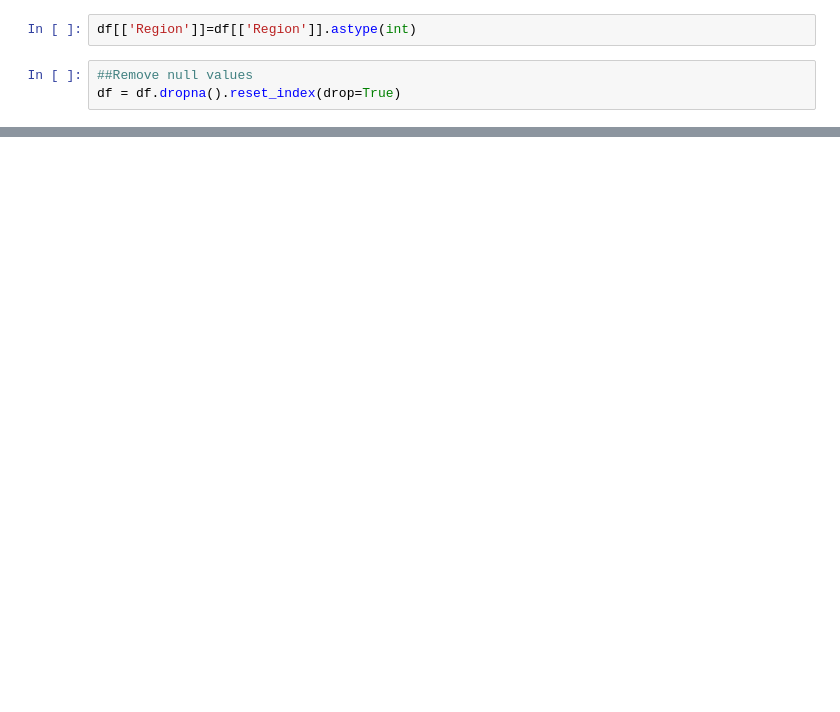
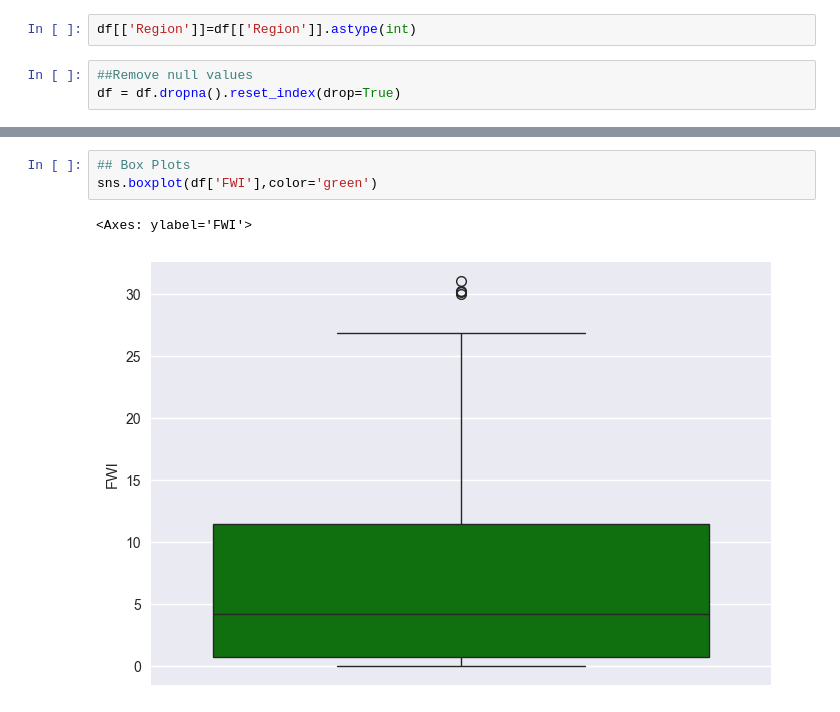
Before and after one commit to YashGupta404/forest_fire_prediction_model, a Jupyter notebook: ridge_lasso_regression/ridge_lasso_regression.ipynb, the cells around one changed output, grey strips where cells are left out. Saved outputs shown, nothing was run; the diff lists cells and outputs as text; blank space fills up the shorter version.

```diff
--- a/ridge_lasso_regression/ridge_lasso_regression.ipynb
+++ b/ridge_lasso_regression/ridge_lasso_regression.ipynb
@@ -104,0 +338,6 @@ df.isnull
+# %%
+## Box Plots
+sns.boxplot(df['FWI'],color='green')
+# %% [output]
+<Axes: ylabel='FWI'>
+[figure, added]
```
Also changed, not shown: parts of 65 cells of this notebook.
